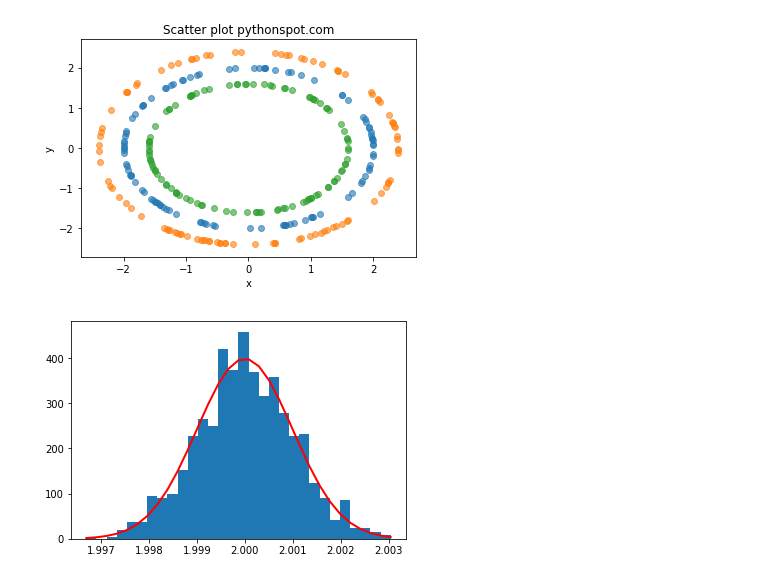
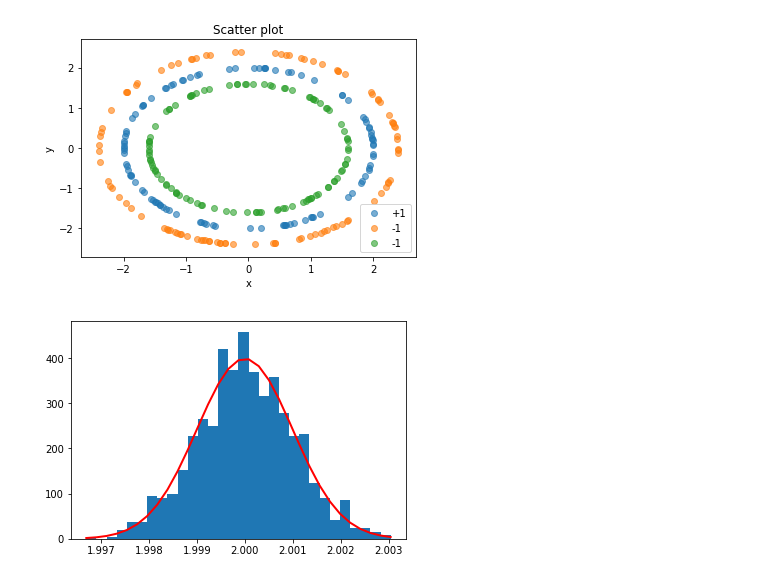
Before and after one commit to lnpandey/IITM_Research_Interpretability_of_Attention_Networks, a Jupyter notebook: Hypothesis4.ipynb, the cells around one changed output. Saved outputs shown, nothing was run; the diff lists cells and outputs as text; code cells hidden in the pictures.

```diff
--- a/Hypothesis4.ipynb
+++ b/Hypothesis4.ipynb
@@ -43,15 +43,16 @@ x3 = negative_data2[:,0]
 y3 = negative_data2[:,1]
 # print(x3,y3)
 # %%
-plt.scatter(x1, y1, alpha=0.6)
-plt.scatter(x2, y2 , alpha=0.6)
-plt.scatter(x3, y3 , alpha=0.6)
-plt.title('Scatter plot pythonspot.com')
+plt.scatter(x1, y1, alpha=0.6,label="+1")
+plt.scatter(x2, y2 , alpha=0.6,label='-1')
+plt.scatter(x3, y3 , alpha=0.6,label='-1')
+plt.title('Scatter plot')
 plt.xlabel('x')
 plt.ylabel('y')
+plt.legend()
 plt.show()
 # %% [output]
-[figure, old version]
+[figure, new version]
 # %%
 count, bins, ignored = plt.hist(s1, 30, density=True)
 plt.plot(bins, 1/(sigma1 * np.sqrt(2 * np.pi)) *
```
